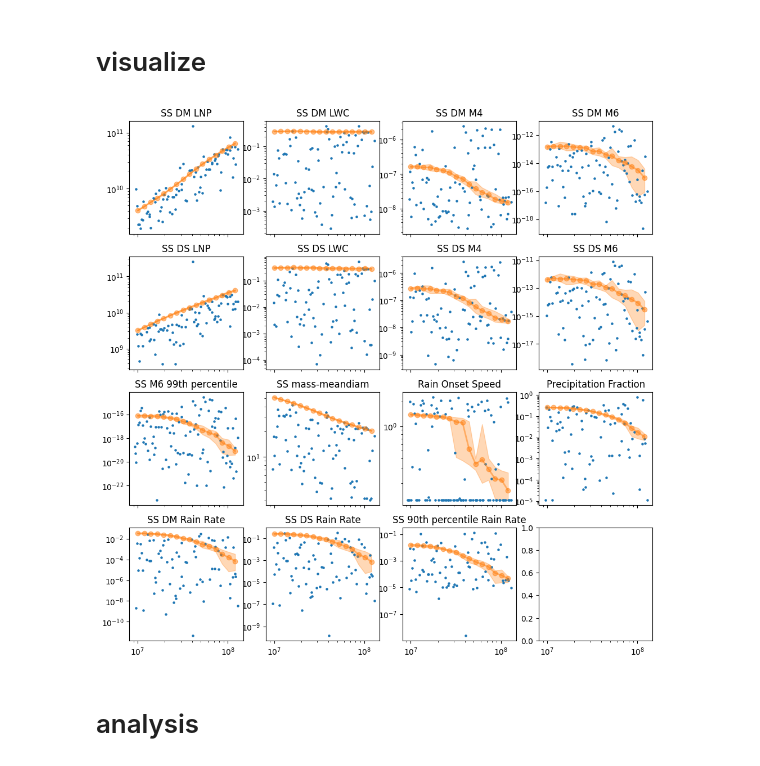
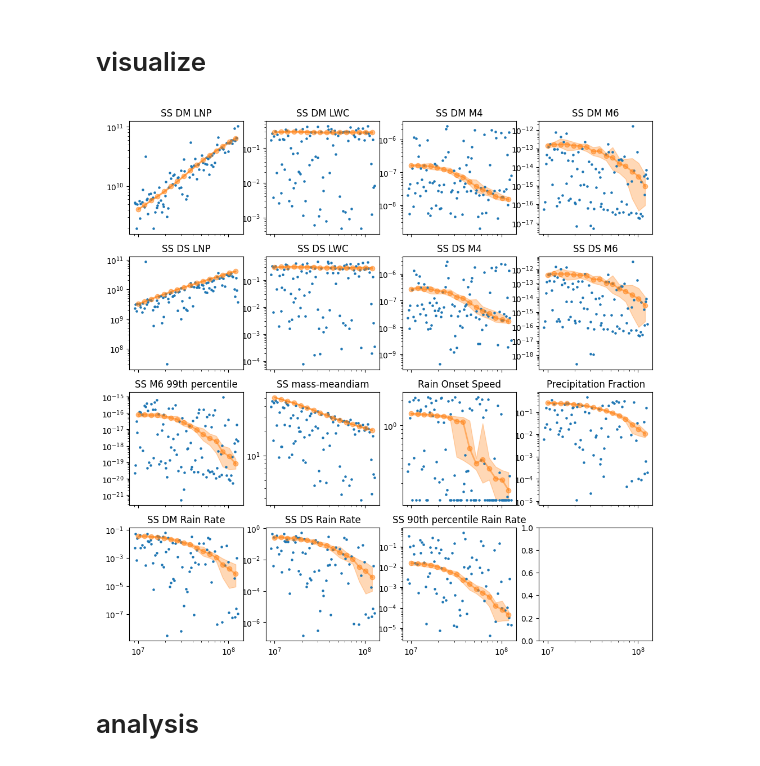
Before and after one commit to arthurzqhu/BOSS_PPE, a Jupyter notebook: cm1_ppe.ipynb, the cells around one changed output. Saved outputs shown, nothing was run; the diff lists cells and outputs as text; code cells hidden in the pictures.

```diff
--- a/cm1_ppe.ipynb
+++ b/cm1_ppe.ipynb
@@ -20,12 +20,12 @@ from dask.distributed import Client, progress
 nikki = 'ppe'
 target_nikki = 'target'
 camp = 'rico'
-l_pert = True
+l_pert = False
 lwp_threshold = 0.05
 
 # sim_config = 'fullmp_joint_rico_noK6_test_lhs'
 # target_sim_config = 'fullmp_rico_t_onset_1e-4'
-sim_config = f'fullmp_{camp}_pccs_blcoal_r1_test13_select'
+sim_config = f'fullmp_{camp}_pccs_blcoal_r1_test16_select'
 target_sim_config = f'fullmp_{camp}_tgt_pert'
 
 if camp == 'rico':
@@ -49,6 +49,14 @@ var_interest += [
                  'M0_dspath_ss', 'M3_dspath_ss', 'M4_dspath_ss', 'M6_dspath_ss',
                  'M6_99th_ss', 'meanD_dm_03_ss', 'v_precip_onset', 'precip_frac_ss',
                  'prate_dm_ss', 'prate_ds_ss', 'prate_90th_ss',
+                #  'sfM0_dm_10m_ss', 'sfM3_dm_10m_ss', 'sfM4_dm_10m_ss', 'sfM6_dm_10m_ss',
+                #  'sfM0_dm_100m_ss', 'sfM3_dm_100m_ss', 'sfM4_dm_100m_ss', 'sfM6_dm_100m_ss',
+                #  'sfM0_dm_250m_ss', 'sfM3_dm_250m_ss', 'sfM4_dm_250m_ss', 'sfM6_dm_250m_ss',
+                #  'sfM0_dm_500m_ss', 'sfM3_dm_500m_ss', 'sfM4_dm_500m_ss', 'sfM6_dm_500m_ss',
+                #  'M0_dm_10m_ss', 'M3_dm_10m_ss', 'M4_dm_10m_ss', 'M6_dm_10m_ss',
+                #  'M0_dm_100m_ss', 'M3_dm_100m_ss', 'M4_dm_100m_ss', 'M6_dm_100m_ss',
+                #  'M0_dm_250m_ss', 'M3_dm_250m_ss', 'M4_dm_250m_ss', 'M6_dm_250m_ss',
+                #  'M0_dm_500m_ss', 'M3_dm_500m_ss', 'M4_dm_500m_ss', 'M6_dm_500m_ss',
 ]
 
 train_file_info = {'dir': cl.output_dir,
@@ -79,7 +89,7 @@ train_jl_path = f"{cl.output_dir}/{nikki}/joblibs/{sim_config}.joblib"
 if os.path.exists(train_jl_path):
     nc_dict[sim_config] = joblib.load(train_jl_path)
 else:
-    dask_scratch = os.path.join(os.environ.get('PSCRATCH', '/tmp'), 'dask-scratch-space')
+    dask_scratch = os.path.join(os.environ.get('PSCRATCH', '~/tmp'), 'dask-scratch-space')
     client = Client(n_workers=8, threads_per_worker=1, processes=True, local_directory=dask_scratch)
     print(f"Dask dashboard available at: {client.dashboard_link}")
     print(f"Using 8 Processes. Scratch: {dask_scratch}")
@@ -159,7 +169,7 @@ else:
 # visualize
 # %%
 importlib.reload(cl)
-fig, axs = plt.subplots(4, 4, figsize=(12, 12), sharex=True)
+fig, axs = plt.subplots(int(np.ceil(len(var_interest)/4)), 4, figsize=(12, int(np.ceil(len(var_interest)/4))*3), sharex=True)
 axs = axs.flatten()
 na = []
 for initcond_combo in itertools.product(*vars_strs):
@@ -212,7 +222,29 @@ for ivar, var_name in enumerate(var_interest):
         axs[ivar].plot(na, tgt_data, label=ic_str, linewidth=2, marker='o', alpha=0.5, color='tab:orange')
 
     if len(train_data) > 0:
+        if 'sfM3' in var_name:
+            train_data = train_data
         axs[ivar].scatter(na_train, train_data, label='Train PPE', s=5, color='tab:blue')
+        tolerance = 100
+
+        # axs[ivar].scatter(na_train[mask], train_data[mask], label='Train In Bounds', s=20, color='tab:pink', marker='*')
+
+        # if l_pert and var_name == "prate_dm_ss":
+        #     # Sort na and targets by na for interpolation
+        #     na_flat = np.ravel(na)
+        #     sort_idx = np.argsort(na_flat)
+        #     na_sorted = na_flat[sort_idx]
+        #     min_tgt_sorted = np.ravel(min_tgt)[sort_idx]
+        #     max_tgt_sorted = np.ravel(max_tgt)[sort_idx]
+
+        #     # Interpolate min_tgt and max_tgt at na_train points
+        #     interp_min = np.interp(na_train, na_sorted, min_tgt_sorted)
+        #     interp_max = np.interp(na_train, na_sorted, max_tgt_sorted)
+
+        #     # Apply mask to highlight bounded train_data
+        #     # mask = train_data > interp_max * tolerance
+        #     mask = (train_data >= interp_min / tolerance) & (train_data <= interp_max * tolerance)
+        #     axs[ivar].scatter(na_train[mask], train_data[mask], label='Train In Bounds', s=20, color='tab:pink', marker='*')
 
         # axs[ivar].scatter(na_train[mask], train_data[mask], label='Train In Bounds', s=20, color='tab:pink', marker='*')
 
@@ -220,34 +252,34 @@ for ivar, var_name in enumerate(var_interest):
         #     # Sort na and targets by na for interpolation
         #     na_flat = np.ravel(na)
         #     sort_idx = np.argsort(na_flat)
         #     na_sorted = na_flat[sort_idx]
         #     min_tgt_sorted = np.ravel(min_tgt)[sort_idx]
         #     max_tgt_sorted = np.ravel(max_tgt)[sort_idx]
 
         #     # Interpolate min_tgt and max_tgt at na_train points
         #     interp_min = np.interp(na_train, na_sorted, min_tgt_sorted)
         #     interp_max = np.interp(na_train, na_sorted, max_tgt_sorted)
 
         #     # Apply mask to highlight bounded train_data
         #     # mask = train_data > interp_max * tolerance
         #     mask = (train_data >= interp_min / tolerance) & (train_data <= interp_max * tolerance)
         #     axs[ivar].scatter(na_train[mask], train_data[mask], label='Train In Bounds', s=20, color='tab:pink', marker='*')
 
             # # Accumulate mask_post using logical OR for the union
             # if mask_post is None:
             #     mask_post = mask.copy()
             # else:
             #     mask_post = mask_post & mask
 
     axs[ivar].set_title(cl.output_var_set[var_name]['longname'])
     axs[ivar].set_xscale('log')
     axs[ivar].set_yscale('log')
     # if ivar == 4 or ivar == 5:
     #     axs[ivar].set_ylim([1e-8, 1e-1])
 
 plt.savefig(f"{plot_dir}{sim_config}_dm_path_ppe.pdf")
 # %% [output]
-[figure, old version]
+[figure, new version]
 # %% [markdown]
 # analysis
 # %%
```
Also changed, not shown: parts of 1 cell of this notebook, 12 other files.
